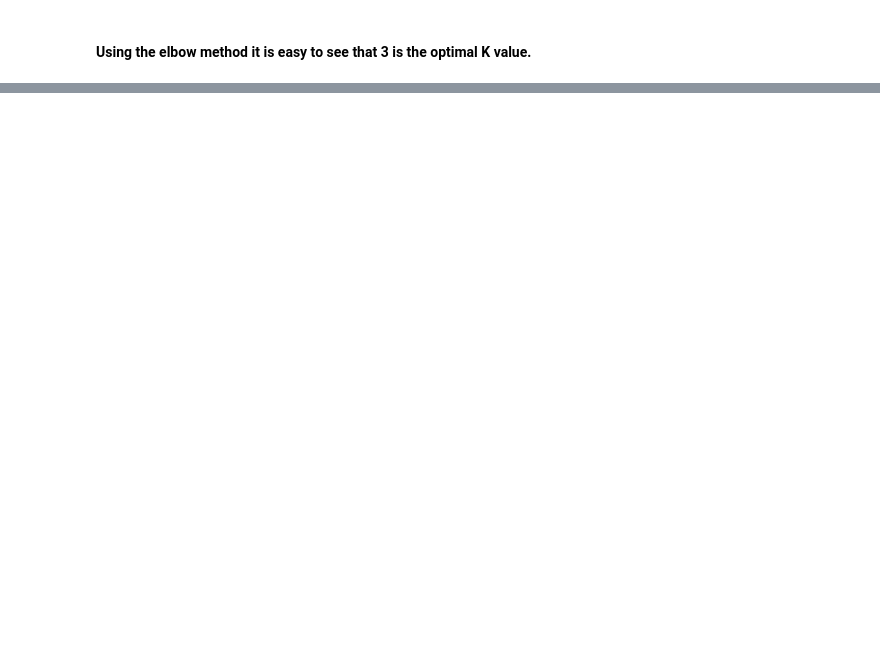
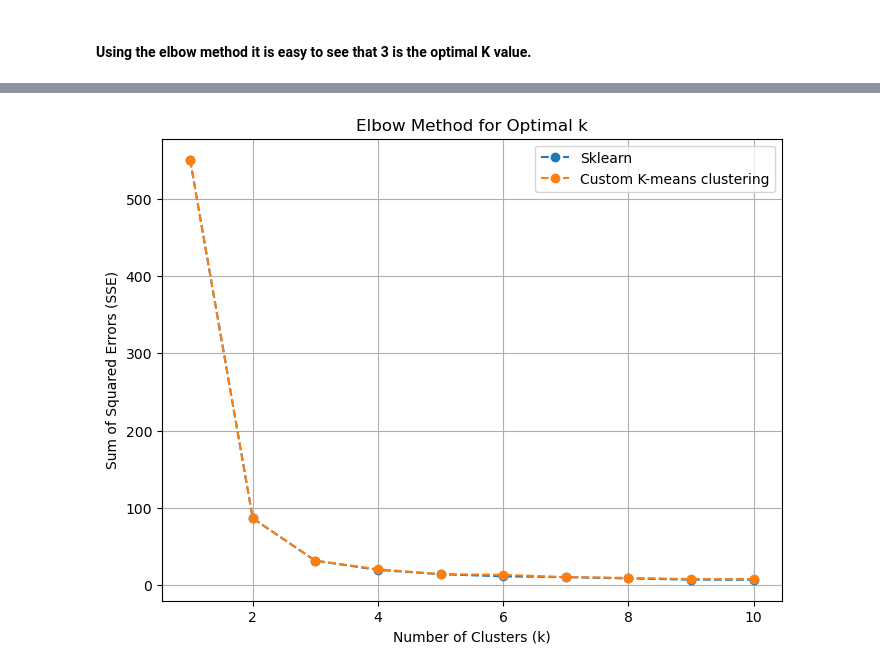
Before and after one commit to KalebAsratemedhin/ML-labs, a Jupyter notebook: K-means/k-means-clustering-scratch.ipynb, the cells around one changed output, grey strips where cells are left out. Drawn from its saved outputs; the diff is of its cells as text; code cells hidden in the pictures; blank space fills up the shorter version.

```diff
--- a/K-means/k-means-clustering-scratch.ipynb
+++ b/K-means/k-means-clustering-scratch.ipynb
@@ -153,0 +165,20 @@ plt.plot(list(range(1, 10)), sses)
+# %%
+sse = []
+k_rng = range(1,11)
+for k in k_rng:
+    km = KMeans(n_clusters=k)
+    km.fit(df)
+    sse.append(km.inertia_)
+# %%
+
+plt.figure(figsize=(8, 6))
+plt.plot(k_rng, sse, marker='o', linestyle='--')
+plt.plot(k_rng, custom_k_means_sse, marker='o', linestyle='--')
+plt.legend(["Sklearn", "Custom K-means clustering"])
+plt.title('Elbow Method for Optimal k')
+plt.xlabel('Number of Clusters (k)')
+plt.ylabel('Sum of Squared Errors (SSE)')
+plt.grid()
+plt.show()
+# %% [output]
+[figure, added]
```
Also changed, not shown: parts of 16 cells of this notebook, 2 other files.
